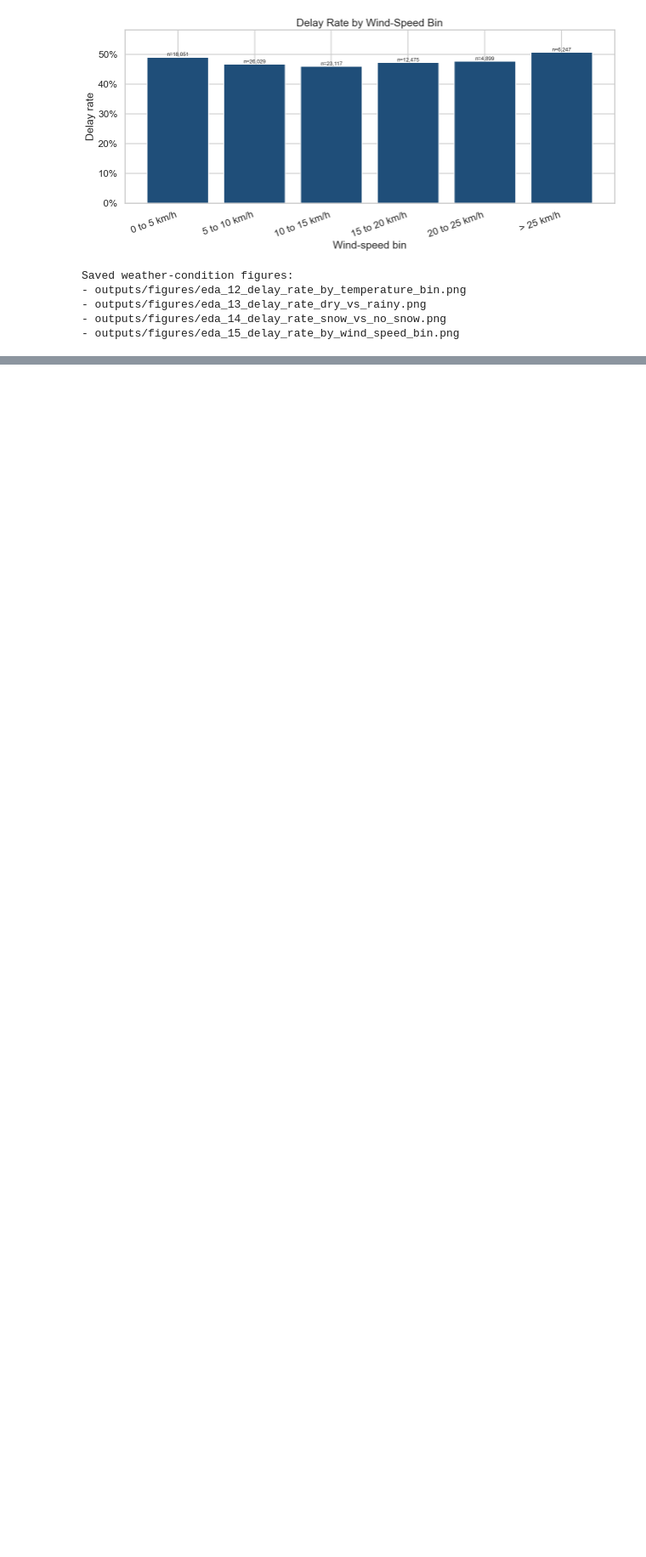
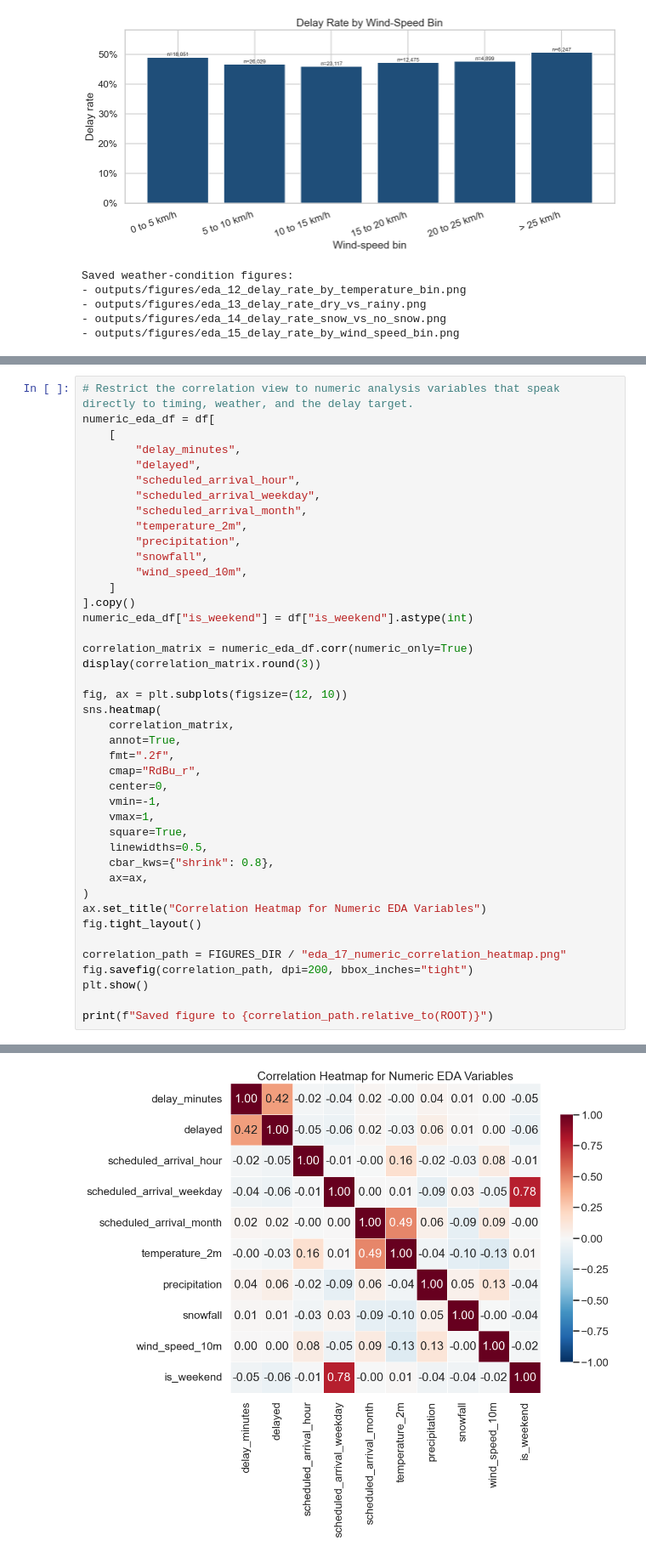
Before and after one commit to berenaydogan/DSA210-Project, a Jupyter notebook: notebooks/eda.ipynb, the cells around one changed output, grey strips where cells are left out. Shown at 85% size. Cells and saved outputs as stored; diff of their text form; blank space fills up the shorter version.

```diff
--- a/notebooks/eda.ipynb
+++ b/notebooks/eda.ipynb
@@ -845,0 +949,43 @@ Saved weather-condition figures:
+# %%
+# Restrict the correlation view to numeric analysis variables that speak directly to timing, weather, and the delay target.
+numeric_eda_df = df[
+    [
+        "delay_minutes",
+        "delayed",
+        "scheduled_arrival_hour",
+        "scheduled_arrival_weekday",
+        "scheduled_arrival_month",
+        "temperature_2m",
+        "precipitation",
+        "snowfall",
+        "wind_speed_10m",
+    ]
+].copy()
+numeric_eda_df["is_weekend"] = df["is_weekend"].astype(int)
+
+correlation_matrix = numeric_eda_df.corr(numeric_only=True)
+display(correlation_matrix.round(3))
+
+fig, ax = plt.subplots(figsize=(12, 10))
+sns.heatmap(
+    correlation_matrix,
+    annot=True,
+    fmt=".2f",
+    cmap="RdBu_r",
+    center=0,
+    vmin=-1,
+    vmax=1,
+    square=True,
+    linewidths=0.5,
+    cbar_kws={"shrink": 0.8},
+    ax=ax,
+)
+ax.set_title("Correlation Heatmap for Numeric EDA Variables")
+fig.tight_layout()
+
+correlation_path = FIGURES_DIR / "eda_17_numeric_correlation_heatmap.png"
+fig.savefig(correlation_path, dpi=200, bbox_inches="tight")
+plt.show()
+
+print(f"Saved figure to {correlation_path.relative_to(ROOT)}")
+# %% [output]
@@ -845,0 +1003 @@ Saved weather-condition figures:
+[figure, added]
```
Also changed, not shown: parts of 7 cells of this notebook, 4 other files.
